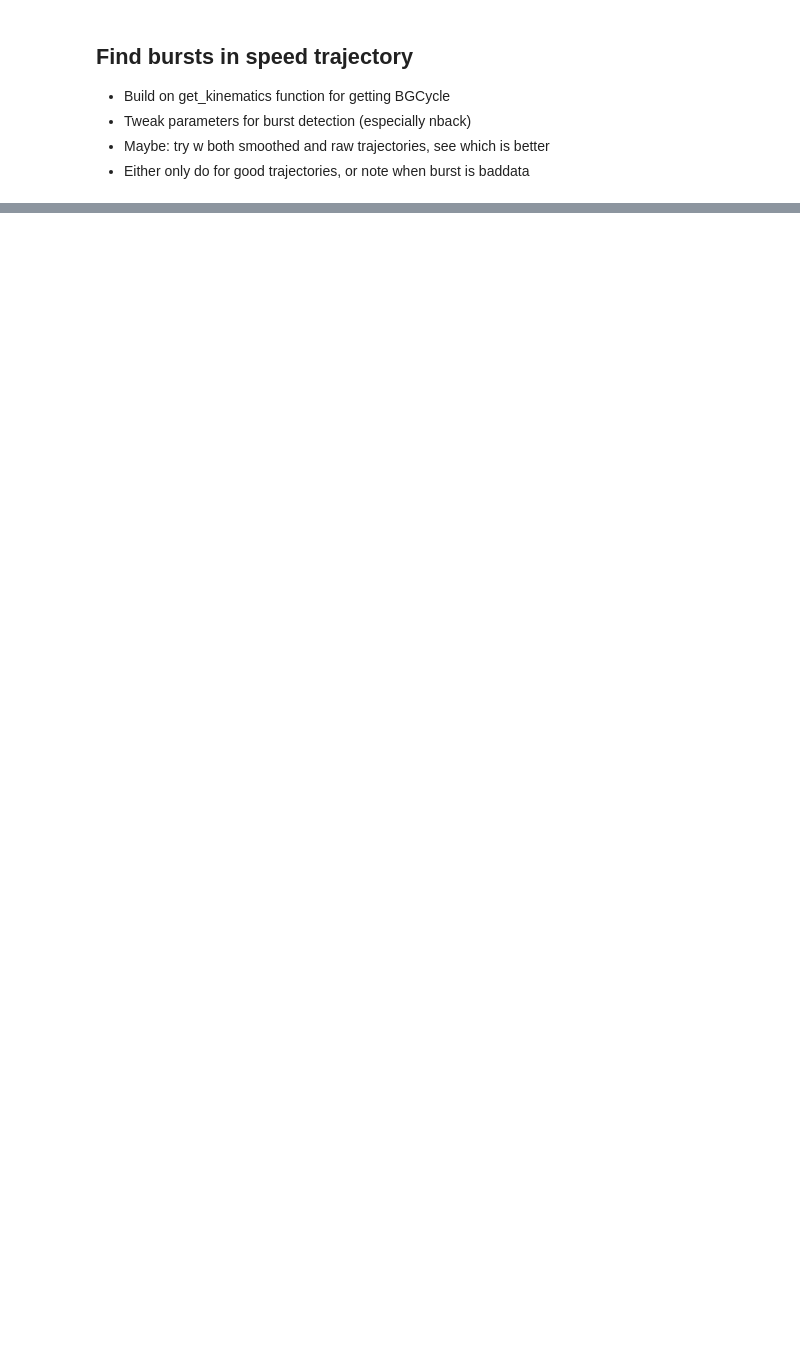
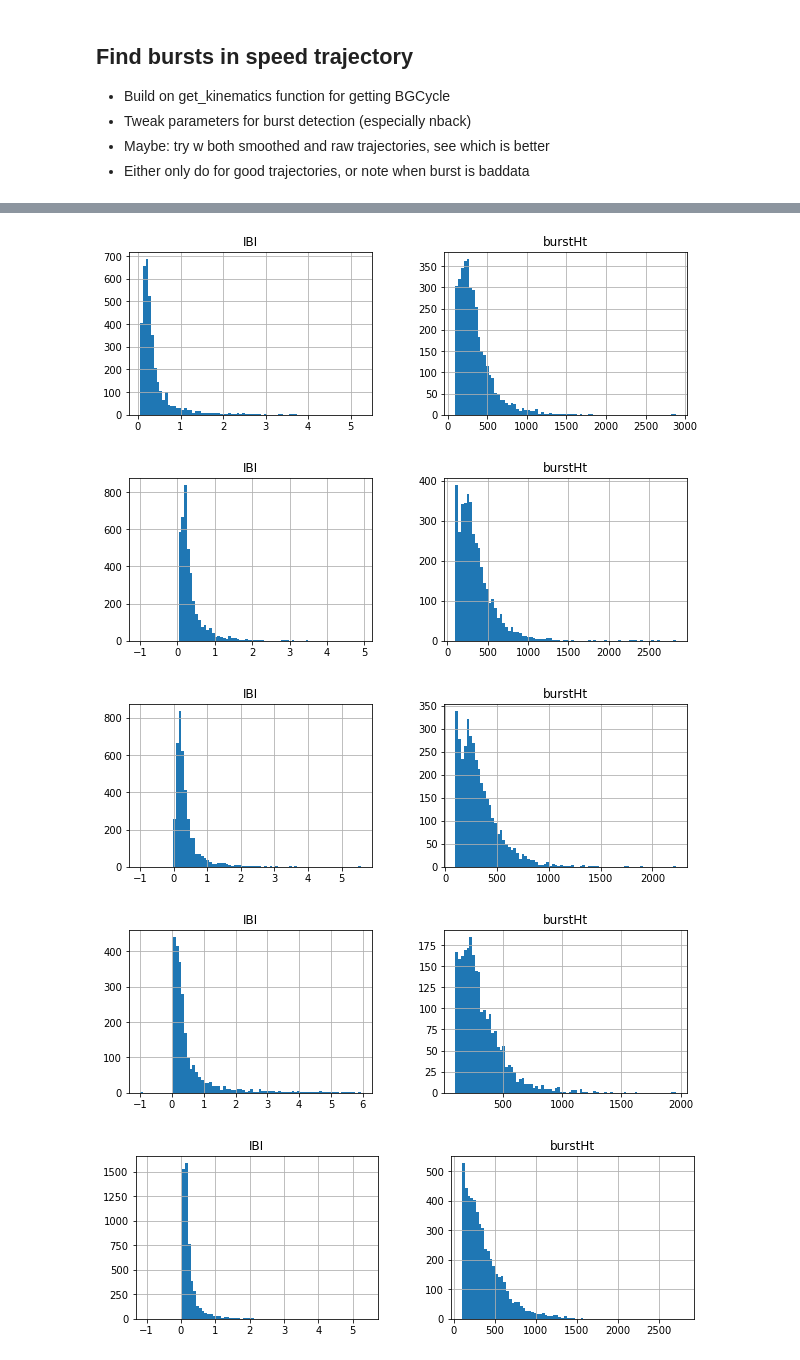
Before and after one commit to katiconen/zfish_mutants_analysis, a Jupyter notebook: get_speedstats_singlefish.ipynb, the cells around one changed output, grey strips where cells are left out. Saved outputs shown, nothing was run; the diff lists cells and outputs as text; code cells hidden in the pictures; blank space fills up the shorter version.

```diff
--- a/get_speedstats_singlefish.ipynb
+++ b/get_speedstats_singlefish.ipynb
@@ -295,0 +315,14 @@ bRateAll = pd.concat(bratelist, keys = fishnames)
+# %%
+# histograms: burst height distribution, IBI distribution
+for i in fishIncl:
+    fishname = fishnames[fishIncl[i]]
+    burstmat = burstsAll.loc[fishname].copy()
+    burstmat = burstmat.loc[(burstmat['burstHt']<3000) & (burstmat['IBI'] < 6)]
+
+    burstmat[['burstHt',"IBI"]].hist(bins = 80, figsize = (10,3))
+# %% [output]
+[figure, added]
+[figure, added]
+[figure, added]
+[figure, added]
+[figure, added]
```
Also changed, not shown: parts of 9 cells of this notebook.
